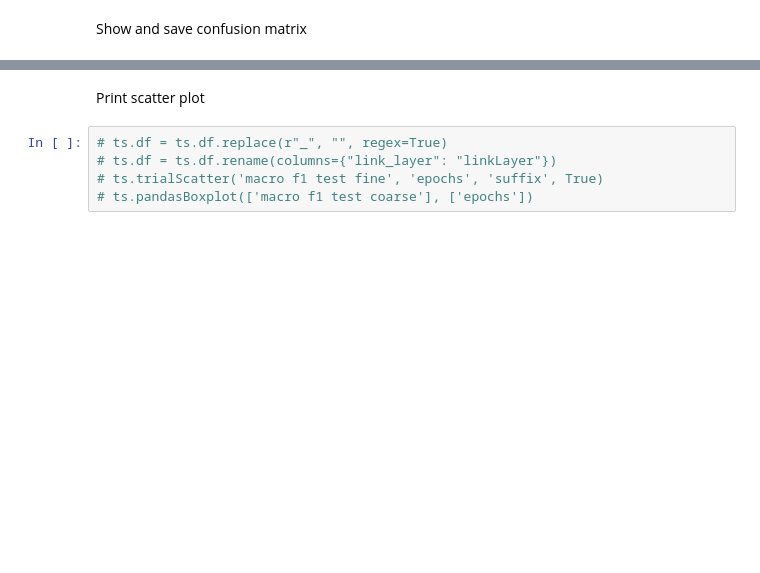
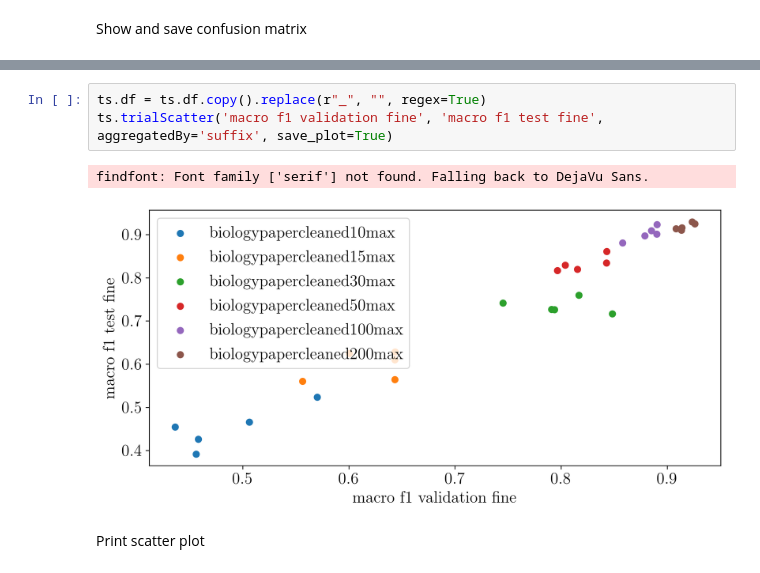
Before and after one commit to elhamod/HGNN, a Jupyter notebook: HGNN/analyse/Analyze experiments.ipynb, the cells around one changed output, grey strips where cells are left out. Cells and saved outputs as stored; diff of their text form; blank space fills up the shorter version.

```diff
--- a/HGNN/analyse/Analyze experiments.ipynb
+++ b/HGNN/analyse/Analyze experiments.ipynb
@@ -175,9 +232,10 @@ if generate_confusion_matrix:
 
             bar.update()
+# %%
+ts.df = ts.df.copy().replace(r"_", "", regex=True)
+ts.trialScatter('macro f1 validation fine', 'macro f1 test fine', aggregatedBy='suffix', save_plot=True)
+# %% [output]
+findfont: Font family ['serif'] not found. Falling back to DejaVu Sans.
+[figure, added]
 # %% [markdown]
 Print scatter plot
-# %%
-# ts.df = ts.df.replace(r"_", "", regex=True)
-# ts.df = ts.df.rename(columns={"link_layer": "linkLayer"})
-# ts.trialScatter('macro f1 test fine', 'epochs', 'suffix', True)
-# ts.pandasBoxplot(['macro f1 test coarse'], ['epochs'])
```
Also changed, not shown: parts of 12 cells of this notebook, 13 other files.
